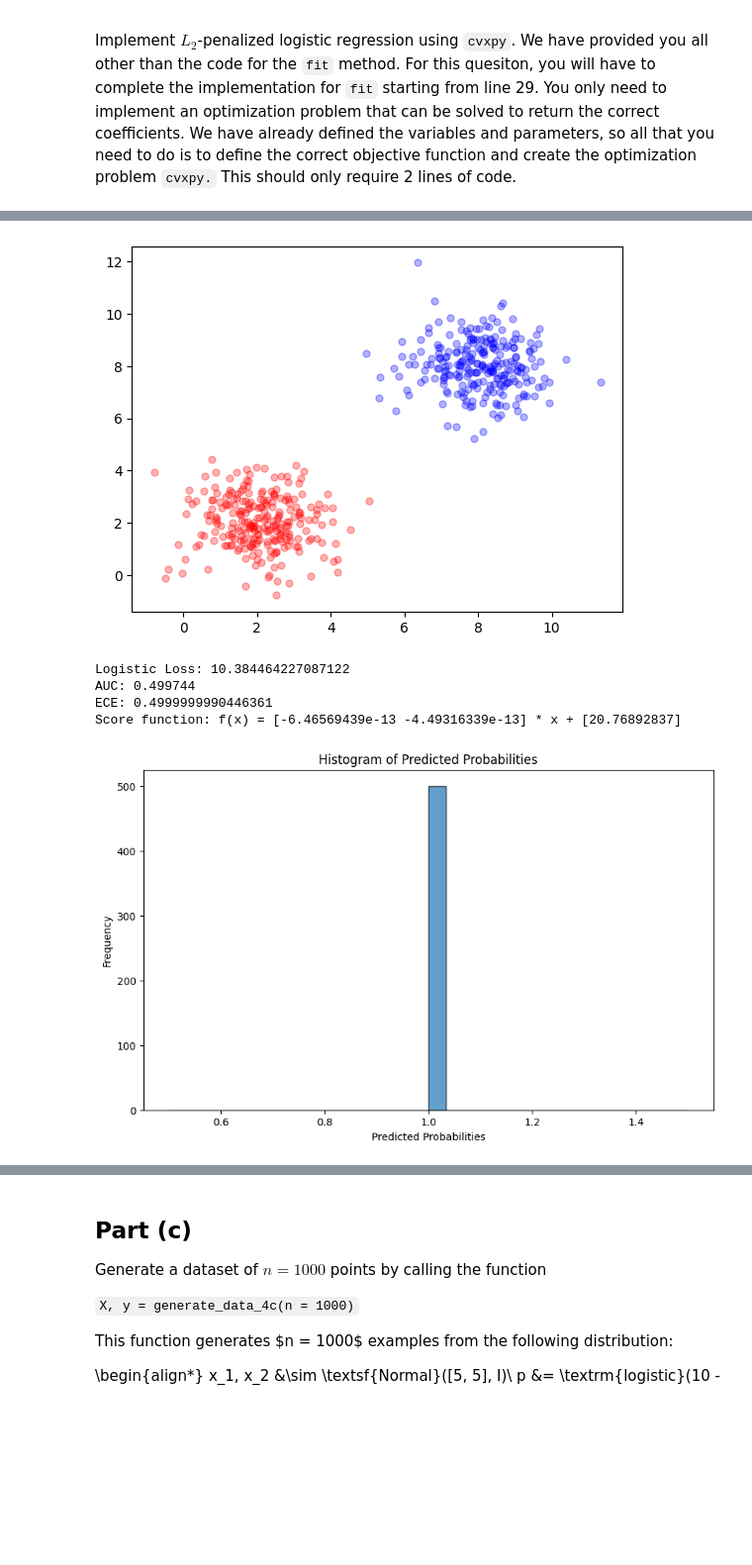
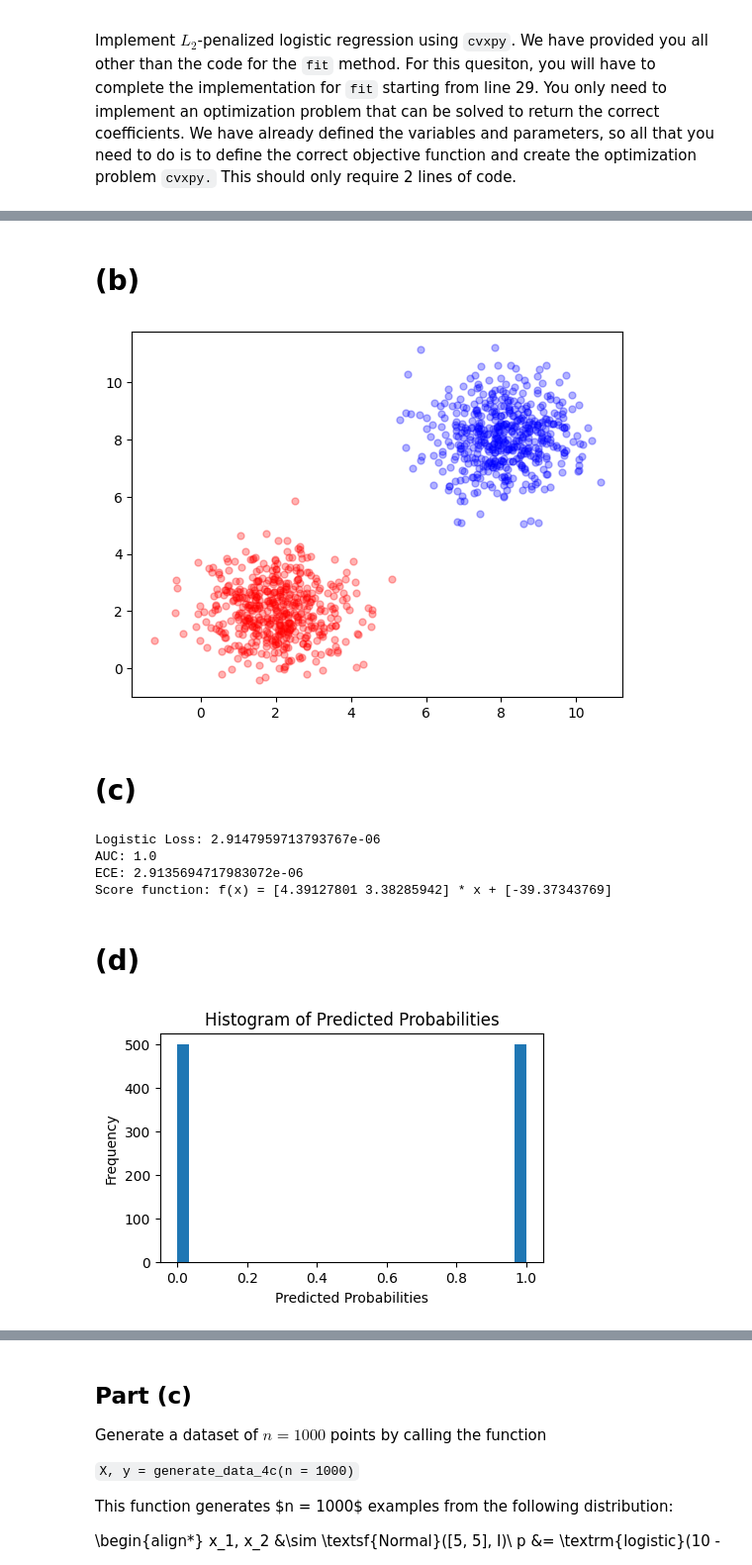
Before and after one commit to Mingrui-Zhuang/Probabilistic_Modeling, a Jupyter notebook: PS3_Q4.ipynb, the cells around one changed output, grey strips where cells are left out. Shown at 99% size. Saved outputs shown, nothing was run; the diff lists cells and outputs as text; code cells hidden in the pictures; blank space fills up the shorter version.

```diff
--- a/PS3_Q4.ipynb
+++ b/PS3_Q4.ipynb
@@ -113,9 +113,11 @@ class L2LogisticRegression(object):
         self.y = y
         self.w = cp.Variable(self.d)
         self.t = cp.Variable(1)
+
         ## YOUR CODE STARTS HERE
 
-        logistic_loss = cp.sum(cp.logistic(-cp.multiply(y, X @ self.w + self.t))) / self.n
+        y_transformed = 2 * y - 1
+        logistic_loss = cp.sum(cp.logistic(-cp.multiply(y_transformed, X @ self.w + self.t))) / self.n
         l2_penalty = self.C * cp.norm(self.w, 2) ** 2
         objective = cp.Minimize(logistic_loss + l2_penalty)
         self.problem = cp.Problem(objective)
@@ -197,15 +199,19 @@ def generate_dataset_4b(n = 1000, seed = 1):
         blue = X[y == 1]
         separable = any([red[:, k].max() < blue[:, k].min() or red[:, k].min() > blue[:, k].max() for k in range(2)])
     return X, y
+# %% [markdown]
+# (b)
 # %%
-#(b)i
-X, y = generate_dataset_4b(500)
+
+X, y = generate_dataset_4b(1000)
 plot_data(X, y)
 # %% [output]
-[figure, old version]
+[figure, new version]
+# %% [markdown]
+# (c)
 # %%
-#(b)ii)
-model = L2LogisticRegression(C=1e6) # large C - no regularization
+
+model = L2LogisticRegression(C=0.0) # no regularization
 model.fit(X, y)
 
 y_proba = model.predict_proba(X)
@@ -218,19 +224,19 @@ print(f"AUC: {auc}")
 print(f"ECE: {ece}")
 print(f"Score function: f(x) = {model.coefs} * x + {model.intercept}")
 # %% [output]
-Logistic Loss: 10.384464227087122
-AUC: 0.499744
-ECE: 0.4999999990446361
-Score function: f(x) = [-6.46569439e-13 -4.49316339e-13] * x + [20.76892837]
+Logistic Loss: 2.9147959713793767e-06
+AUC: 1.0
+ECE: 2.9135694717983072e-06
+Score function: f(x) = [4.39127801 3.38285942] * x + [-39.37343769]
+# %% [markdown]
+# (d)
 # %%
-#(b)iii)
-
-plt.figure(figsize=(10, 6))
-plt.hist(y_proba, bins=30, edgecolor='black', alpha=0.7)
+plt.figure(figsize=(5, 3))
+plt.hist(y_proba, bins=30)
 plt.xlabel('Predicted Probabilities')
 plt.ylabel('Frequency')
 plt.title('Histogram of Predicted Probabilities')
 plt.show()
 # %% [output]
-[figure, old version]
+[figure, new version]
 # %% [markdown]
```
Also changed, not shown: parts of 23 cells of this notebook, 2 other files.
